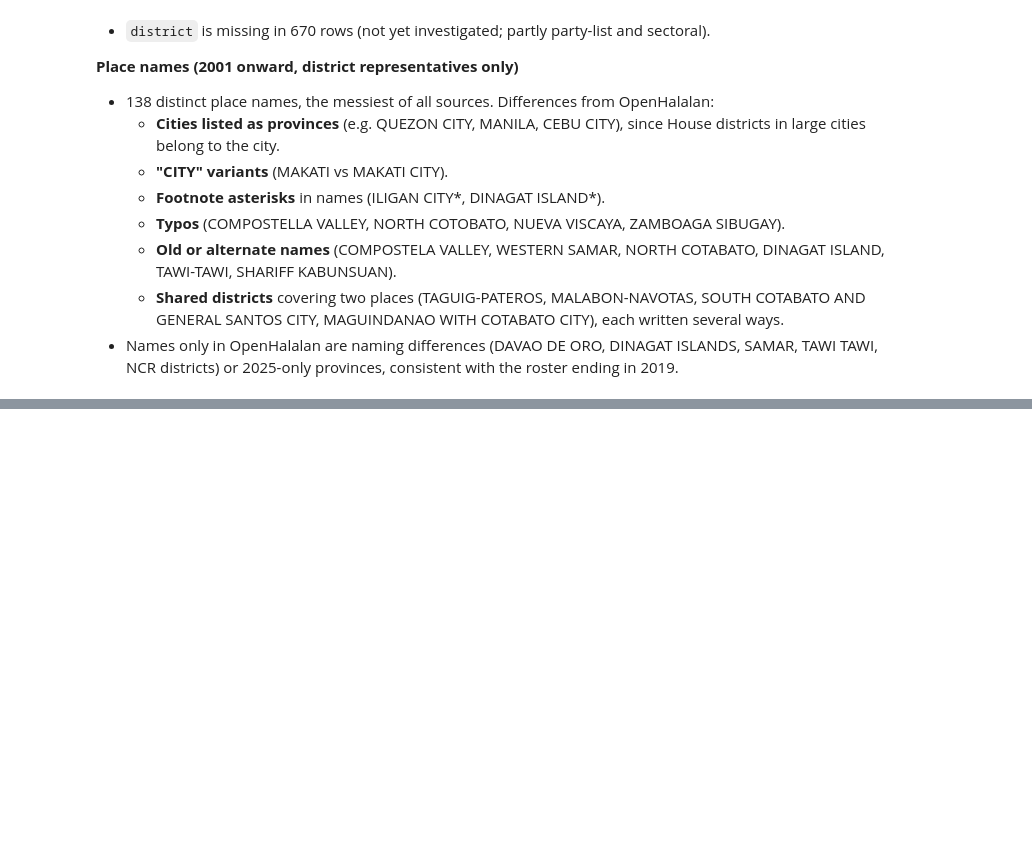
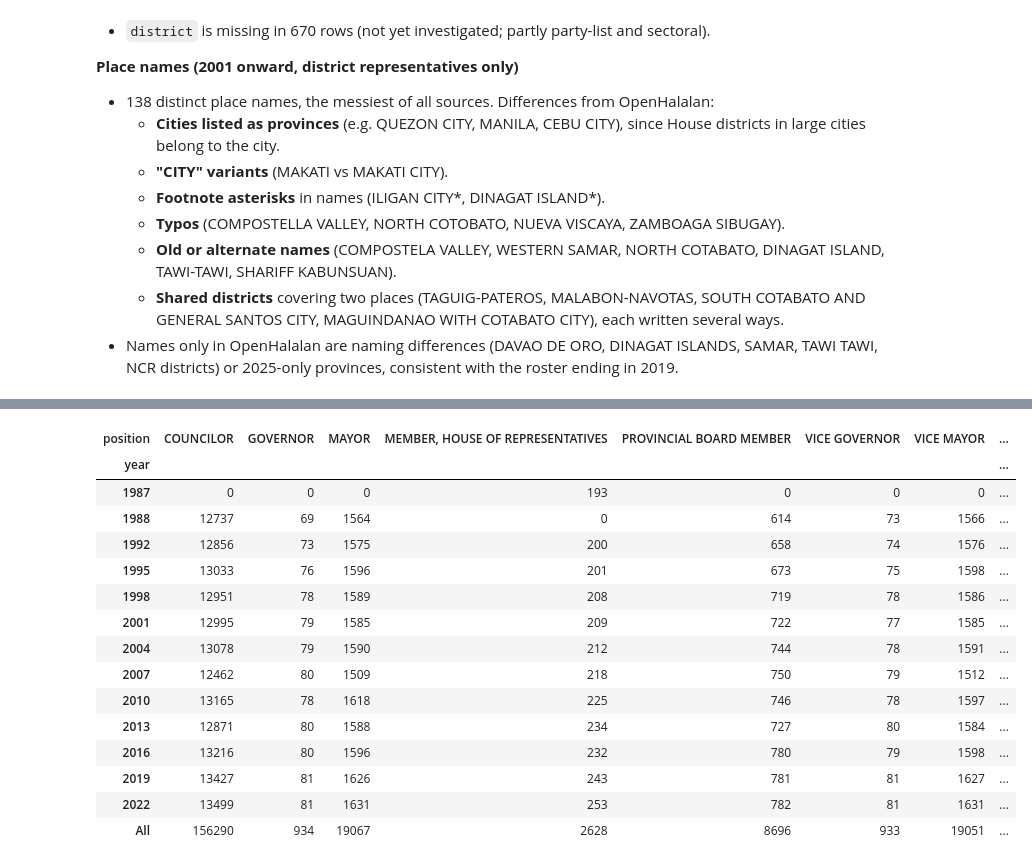
Before and after one commit to SrPenguin000/ph-political-dynasty-project, a Jupyter notebook: notebooks/01_source_profiling.ipynb, the cells around one changed output, grey strips where cells are left out. Saved outputs shown, nothing was run; the diff lists cells and outputs as text; code cells hidden in the pictures; blank space fills up the shorter version.

```diff
--- a/notebooks/01_source_profiling.ipynb
+++ b/notebooks/01_source_profiling.ipynb
@@ -996,0 +1037,4 @@ Status: **Done** = implemented in `src/transform/clean_backfill.py` · **Changed
+# %%
+ateneo = pd.read_parquet(RAW / "ateneo_politicians_raw.parquet")
+print(ateneo.shape)
+ateneo.info()
@@ -996,0 +1060,19 @@ Status: **Done** = implemented in `src/transform/clean_backfill.py` · **Changed
+# %%
+pd.crosstab(ateneo["year"], ateneo["position"], margins=True)
+# %% [output]
+| position | COUNCILOR | GOVERNOR | MAYOR | MEMBER, HOUSE OF REPRESENTATIVES | PROVINCIAL BOARD MEMBER | VICE GOVERNOR | VICE MAYOR | ... |
+| year |  |  |  |  |  |  |  | ... |
+| 1987 | 0 | 0 | 0 | 193 | 0 | 0 | 0 | ... |
+| 1988 | 12737 | 69 | 1564 | 0 | 614 | 73 | 1566 | ... |
+| 1992 | 12856 | 73 | 1575 | 200 | 658 | 74 | 1576 | ... |
+| 1995 | 13033 | 76 | 1596 | 201 | 673 | 75 | 1598 | ... |
+| 1998 | 12951 | 78 | 1589 | 208 | 719 | 78 | 1586 | ... |
+| 2001 | 12995 | 79 | 1585 | 209 | 722 | 77 | 1585 | ... |
+| 2004 | 13078 | 79 | 1590 | 212 | 744 | 78 | 1591 | ... |
+| 2007 | 12462 | 80 | 1509 | 218 | 750 | 79 | 1512 | ... |
+| 2010 | 13165 | 78 | 1618 | 225 | 746 | 78 | 1597 | ... |
+| 2013 | 12871 | 80 | 1588 | 234 | 727 | 80 | 1584 | ... |
+| 2016 | 13216 | 80 | 1596 | 232 | 780 | 79 | 1598 | ... |
+| 2019 | 13427 | 81 | 1626 | 243 | 781 | 81 | 1627 | ... |
+| 2022 | 13499 | 81 | 1631 | 253 | 782 | 81 | 1631 | ... |
+| All | 156290 | 934 | 19067 | 2628 | 8696 | 933 | 19051 | ... |
```
Also changed, not shown: parts of 36 cells of this notebook, 2 other files.
